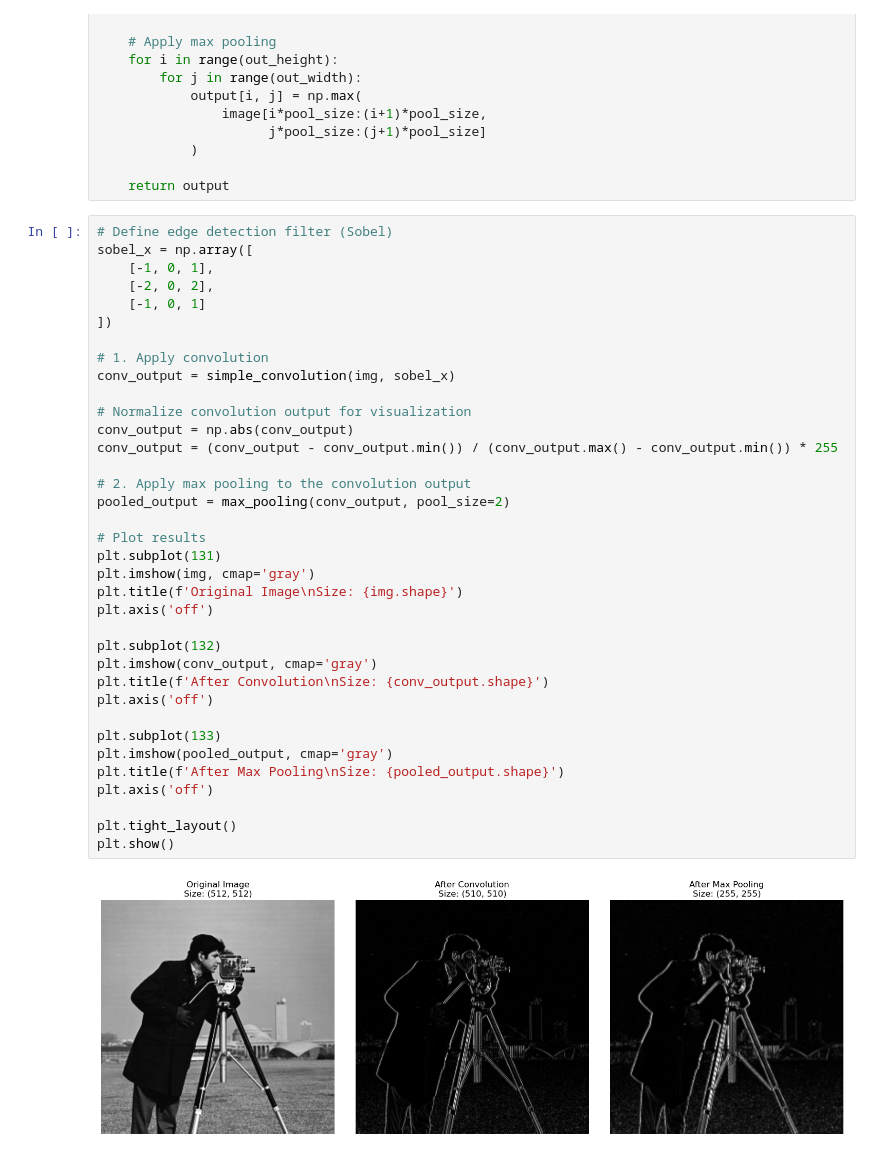
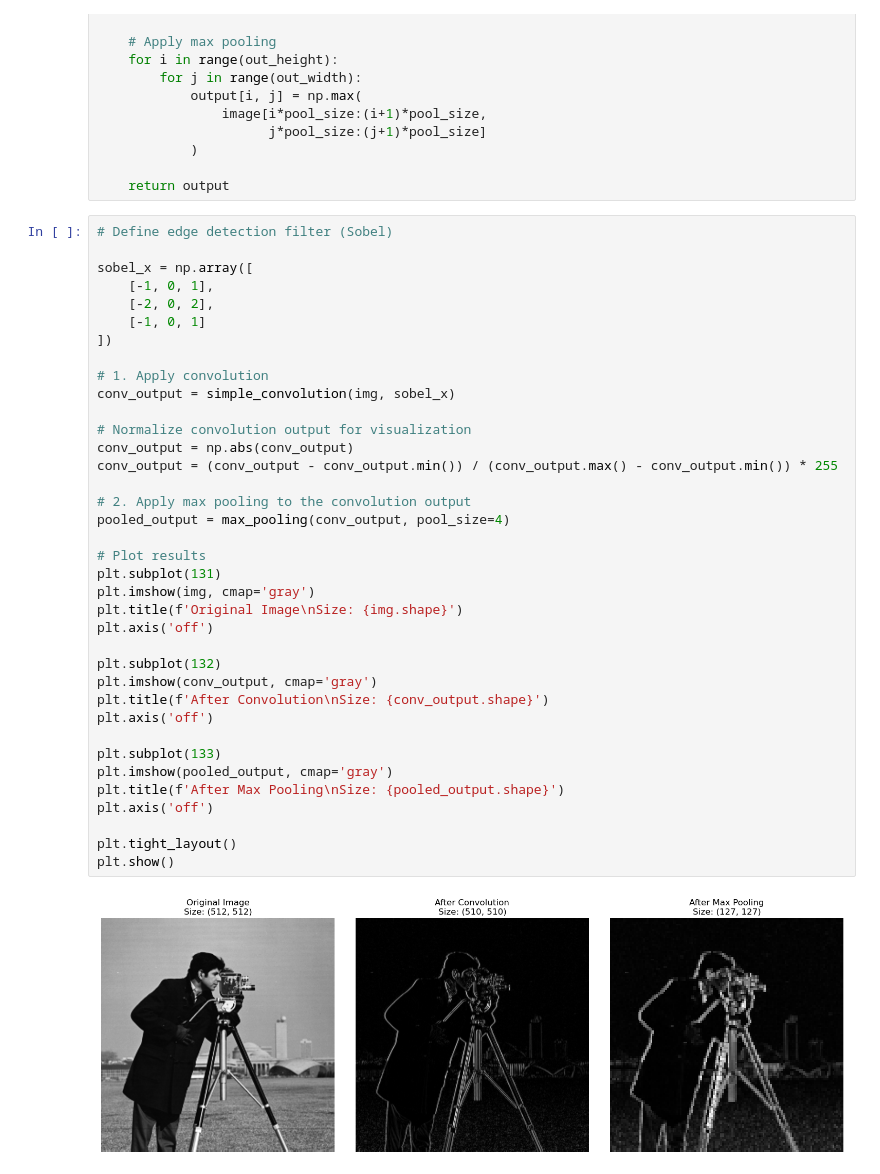
Before and after one commit to Islake/Neuroverkkoprojekti, a Jupyter notebook: Konvoluutio.ipynb, the cells around one changed output. Saved outputs shown, nothing was run; the diff lists cells and outputs as text.

```diff
--- a/Konvoluutio.ipynb
+++ b/Konvoluutio.ipynb
@@ -53,6 +52,7 @@ def max_pooling(image, pool_size=2):
     return output
 # %%
 # Define edge detection filter (Sobel)
+
 sobel_x = np.array([
     [-1, 0, 1],
     [-2, 0, 2],
@@ -60,35 +60,35 @@ sobel_x = np.array([
 ])
 
 # 1. Apply convolution
 conv_output = simple_convolution(img, sobel_x)
 
 # Normalize convolution output for visualization
 conv_output = np.abs(conv_output)
 conv_output = (conv_output - conv_output.min()) / (conv_output.max() - conv_output.min()) * 255
 
 # 2. Apply max pooling to the convolution output
-pooled_output = max_pooling(conv_output, pool_size=2)
+pooled_output = max_pooling(conv_output, pool_size=4)
 
 # Plot results
 plt.subplot(131)
 plt.imshow(img, cmap='gray')
 plt.title(f'Original Image\nSize: {img.shape}')
 plt.axis('off')
 
 plt.subplot(132)
 plt.imshow(conv_output, cmap='gray')
 plt.title(f'After Convolution\nSize: {conv_output.shape}')
 plt.axis('off')
 
 plt.subplot(133)
 plt.imshow(pooled_output, cmap='gray')
 plt.title(f'After Max Pooling\nSize: {pooled_output.shape}')
 plt.axis('off')
 
 plt.tight_layout()
 plt.show()
 # %% [output]
-[figure, old version]
+[figure, new version]
 # %%
 # Print size changes
 print(f"Original image size: {img.shape}")
```
Also changed, not shown: parts of 2 cells of this notebook.
